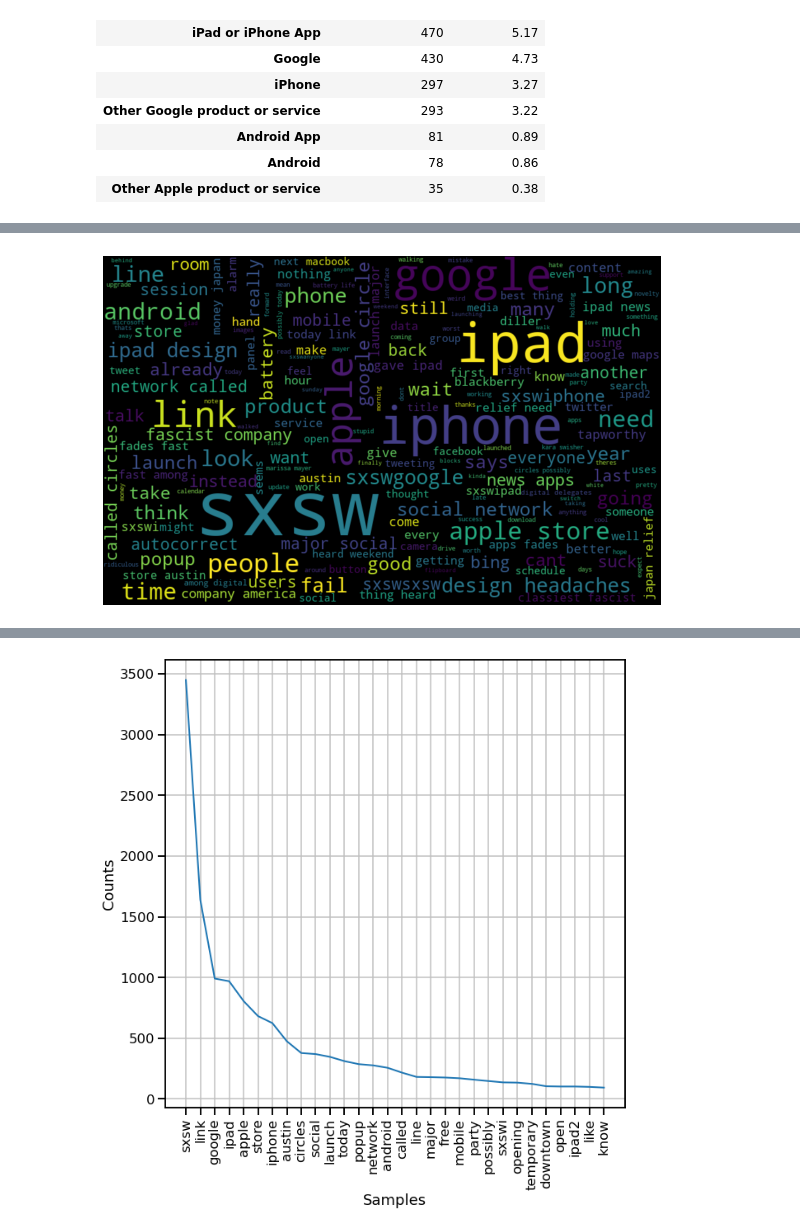
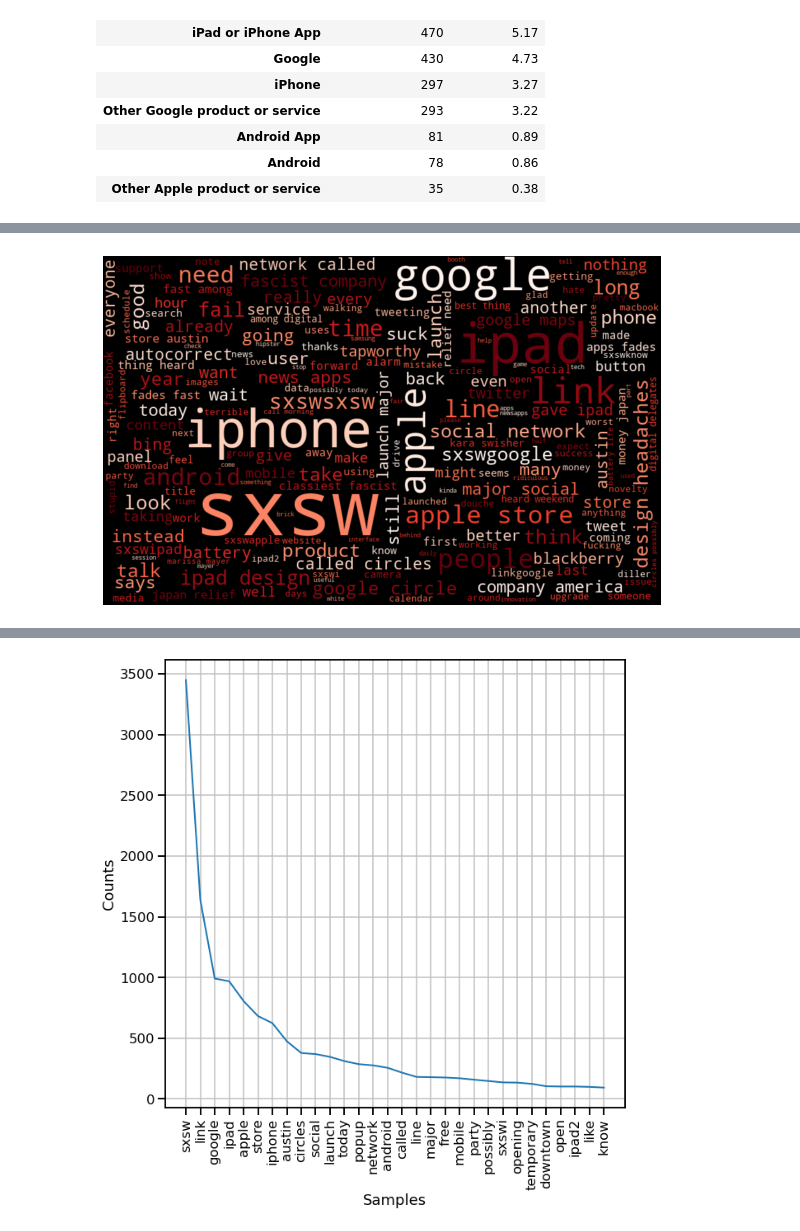
Before and after one commit to rachelfein/Twitter-Sentiment-Analysis, a Jupyter notebook: Twitter Sentiment Analysis.ipynb, the cells around one changed output, grey strips where cells are left out. Saved outputs shown, nothing was run; the diff lists cells and outputs as text; code cells hidden in the pictures.

```diff
--- a/Twitter Sentiment Analysis.ipynb
+++ b/Twitter Sentiment Analysis.ipynb
@@ -224,0 +229,5 @@ Code for data cleaning
+# %%
+# drop the duplicate tweets
+
+data.drop_duplicates(subset='tweet_text',inplace=True)
+data.reset_index(drop=True, inplace=True)
@@ -302,3 +338,0 @@ X_test["tweet_text"] = X_test["tweet_text"].apply(lambda x: [item for item in x
-# %%
-X_train["tweet_text"] = X_train["tweet_text"].apply(lambda x: ' '.join([w for w in x if len(w)>2]))
-X_test["tweet_text"] = X_test["tweet_text"].apply(lambda x: ' '.join([w for w in x if len(w)>2]))
@@ -308,21 +347,26 @@ X_test["tweet_text"] = X_test["tweet_text"].str.lower()
 # %%
-import re
+# prep to remove words with less than two characters, short words add distracting noise
 shortword = re.compile(r'\W*\b\w{1,3}\b')
-#altered_string = re.sub(',', '', my_string)
-#print('My new string: {}'.format(altered_string))
-#find_commas = re.compile()
+delete = re.compile("''")
+#delete2 = re.compile("']")
+
 
 def cleaner(tweet):
 
     tweet = re.sub(r'@[A-Za-z0-9]+','', str(tweet)) # removes @
     tweet = re.sub(r'#', '', str(tweet)) # removes hashtag
-    tweet = re.sub(r'RT[\s]+','', str(tweet)) # removes RT
-    tweet = re.sub(r'https?:\/\/\S+', '', tweet) # remove hyperlink in tweet
-    tweet = re.sub(r'[^\w\s]', '', tweet) # removes punctuations
+    tweet = re.sub(r'rt[\s]+','', str(tweet)) # removes RT
+    tweet = re.sub(r'https?:\/\/\S+', '', str(tweet)) # remove hyperlink in tweet
     tweet = re.sub(r',', '', str(tweet)) # remove commas
-    tweet = shortword.sub('', tweet)
-
+    tweet = shortword.sub('', str(tweet)) # remove short words
+    tweet = delete.sub(' ', str(tweet)) # remove short words
+    #tweet = delete2.sub(' ', str(tweet)) # remove short words
+    #tweet = delete3.sub(' ', str(tweet)) # remove short words
+    #tweet = re.sub(r'[', '', str(tweet)) # removes hashtag
+    #tweet = re.sub(r"']", '', str(tweet)) # removes hashtag
+    #tweet = re.sub(r'[^\w\s]', '', str(tweet)) # removes punctuations
 
     return tweet
 
+# apply cleaner funtion to train set
 X_train["tweet_text"] = X_train["tweet_text"].apply(cleaner)
@@ -398,7 +444,7 @@ fdist.plot(30);
 # %%
 #building a wordcloud on the data from all tweets
-wordcloud = WordCloud(width=800, height=500, random_state=21, max_font_size=110).generate(sentiment_words)
-plt.figure(figsize=(10, 7))
-plt.imshow(wordcloud, interpolation='bilinear')
-plt.axis('off')
-plt.show()
+#wordcloud = WordCloud(width=800, height=500, random_state=21, max_font_size=110, colormap='tab20b').generate(sentiment_words)
+#plt.figure(figsize=(10, 7))
+#plt.imshow(wordcloud, interpolation='bilinear')
+#plt.axis('off')
+#plt.show()
@@ -418,6 +462,7 @@ fdist.plot(30);
 # %%
 #building a wordcloud on the data from all tweets
-wordcloud = WordCloud(width=800, height=500, random_state=21, max_font_size=110).generate(neg_sentiment_words)
+from wordcloud import WordCloud
+wordcloud = WordCloud(width=800, height=500, random_state=21, max_font_size=110, colormap='Reds').generate(neg_sentiment_words)
 plt.figure(figsize=(10, 7))
 plt.imshow(wordcloud, interpolation='bilinear')
 plt.axis('off')
@@ -426,4 +472,4 @@ plt.show()
-[figure, old version]
+[figure, new version]
 # %%
 # lets see some of the most common words in negative tweets
 
```
Also changed, not shown: parts of 61 cells of this notebook.
